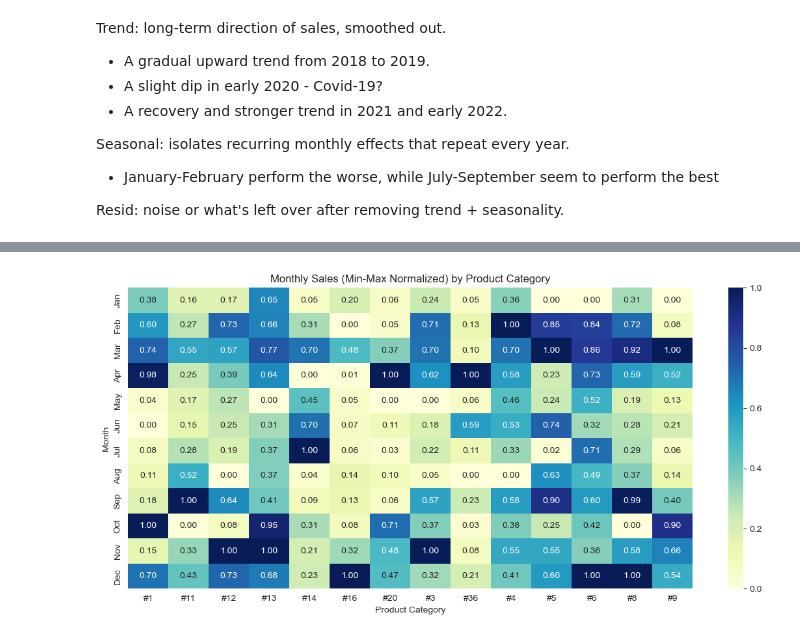
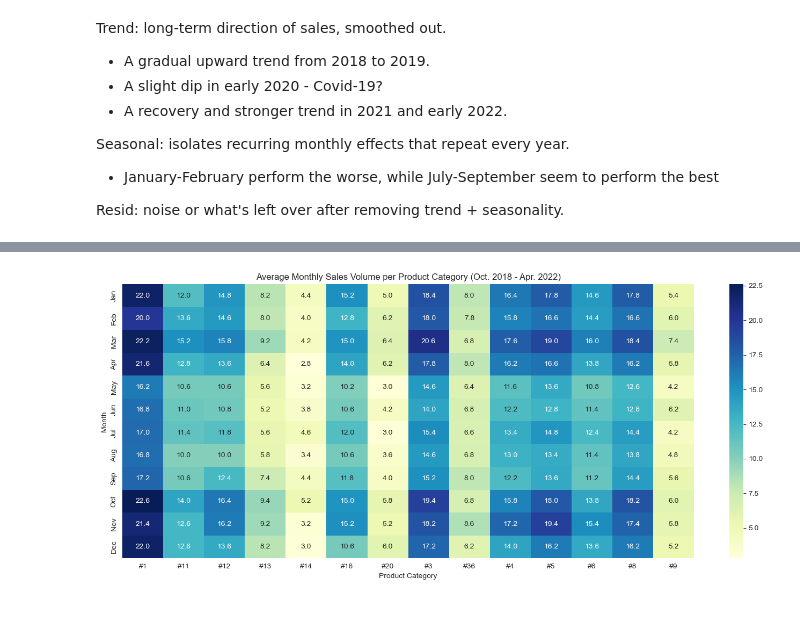
Before and after one commit to RubenCMarques/Case-2--Siemens-Sales-Forecast, a Jupyter notebook: Notebooks/Chloe_workspace.ipynb, the cells around one changed output, grey strips where cells are left out. Cells and saved outputs as stored; diff of their text form; code cells hidden in the pictures.

Commit message:
visuals

```diff
--- a/Notebooks/Chloe_workspace.ipynb
+++ b/Notebooks/Chloe_workspace.ipynb
@@ -515,14 +500,0 @@ Highest monthly sales: 79087221.00 EUR in Sep 2019
-# %%
-# Ensure DATE is datetime and set as index
-sales_data['DATE'] = pd.to_datetime(sales_data['DATE'])
-sales_data = sales_data.set_index('DATE')
-
-# 1. Monthly total revenue
-monthly_revenue = sales_data['Sales_EUR'].resample('ME').sum()
-
-# 2. Monthly transaction volume (count of sales)
-monthly_volume = sales_data['Sales_EUR'].resample('ME').count()
-
-# 3. Monthly average revenue per day (optional)
-monthly_avg_revenue = sales_data['Sales_EUR'].resample('ME').mean()
-monthly_avg_volume = sales_data['Sales_EUR'].resample('ME').count() / sales_data.resample('M').size()
@@ -589,6 +590,0 @@ plt.show()
-# %%
-sales_data.set_index('DATE').resample('Y')['Sales_EUR'].sum().plot(figsize=(15,5), color = siemens_green)
-plt.title('Yearly Total Sales Over Time')
-plt.ylabel('Sales (€)')
-plt.xlabel('Date')
-plt.show()
@@ -617,19 +591,21 @@ plt.show()
+# %%
+sales_data['Year'] = sales_data.index.year
+sales_data['Month'] = sales_data.index.strftime('%b')
 # %%
-heatmap_data = sales_data.groupby(['Month', 'Mapped_GCK'], observed=False)['Sales_EUR'].sum().unstack().fillna(0)
-heatmap_data = heatmap_data.reindex(['Jan', 'Feb', 'Mar', 'Apr', 'May', 'Jun',
-                                     'Jul', 'Aug', 'Sep', 'Oct', 'Nov', 'Dec'])
+monthly_volume = sales_data.groupby(['Year', 'Month', 'Mapped_GCK'], observed=False).size().reset_index(name='Volume')
 
-# Min-max scale **per column** (product category)
-scaler = MinMaxScaler()
-heatmap_scaled = pd.DataFrame(scaler.fit_transform(heatmap_data),
-                              index=heatmap_data.index,
-                              columns=heatmap_data.columns)
+# Average over years → group by Month and Product
+avg_monthly_volume = monthly_volume.groupby(['Month', 'Mapped_GCK'], observed=False)['Volume'].mean().unstack().fillna(0)
+
+avg_monthly_volume = avg_monthly_volume.reindex(['Jan', 'Feb', 'Mar', 'Apr', 'May', 'Jun',
+                                                 'Jul', 'Aug', 'Sep', 'Oct', 'Nov', 'Dec'])
 
 plt.figure(figsize=(14, 6))
-sns.heatmap(heatmap_scaled, annot=True, fmt='.2f', cmap='YlGnBu')
-plt.title('Monthly Sales (Min-Max Normalized) by Product Category')
+sns.heatmap(avg_monthly_volume, annot=True, fmt='.1f', cmap='YlGnBu')
+plt.title('Average Monthly Sales Volume per Product Category (Oct. 2018 - Apr. 2022)')
 plt.xlabel('Product Category')
 plt.ylabel('Month')
+plt.tight_layout()
 plt.show()
 # %% [output]
-[figure, old version]
+[figure, new version]
```
Also changed, not shown: parts of 10 cells of this notebook.
